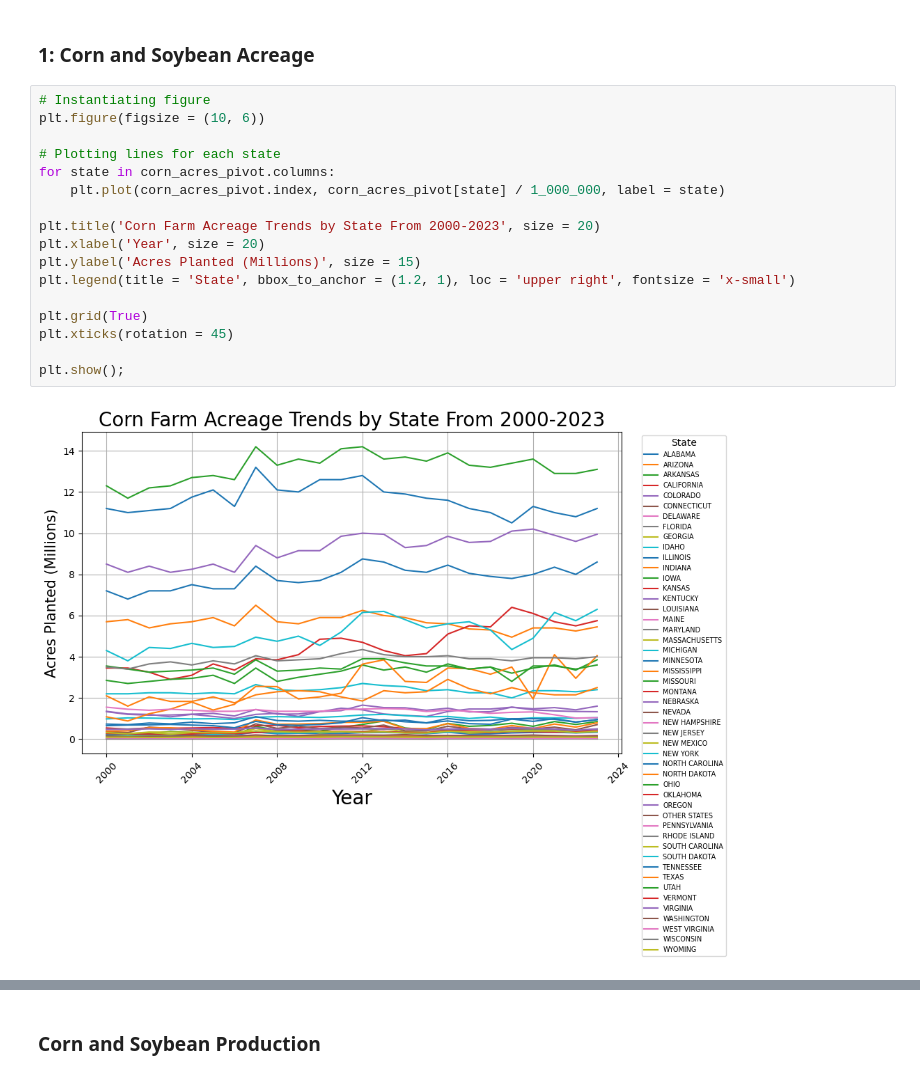
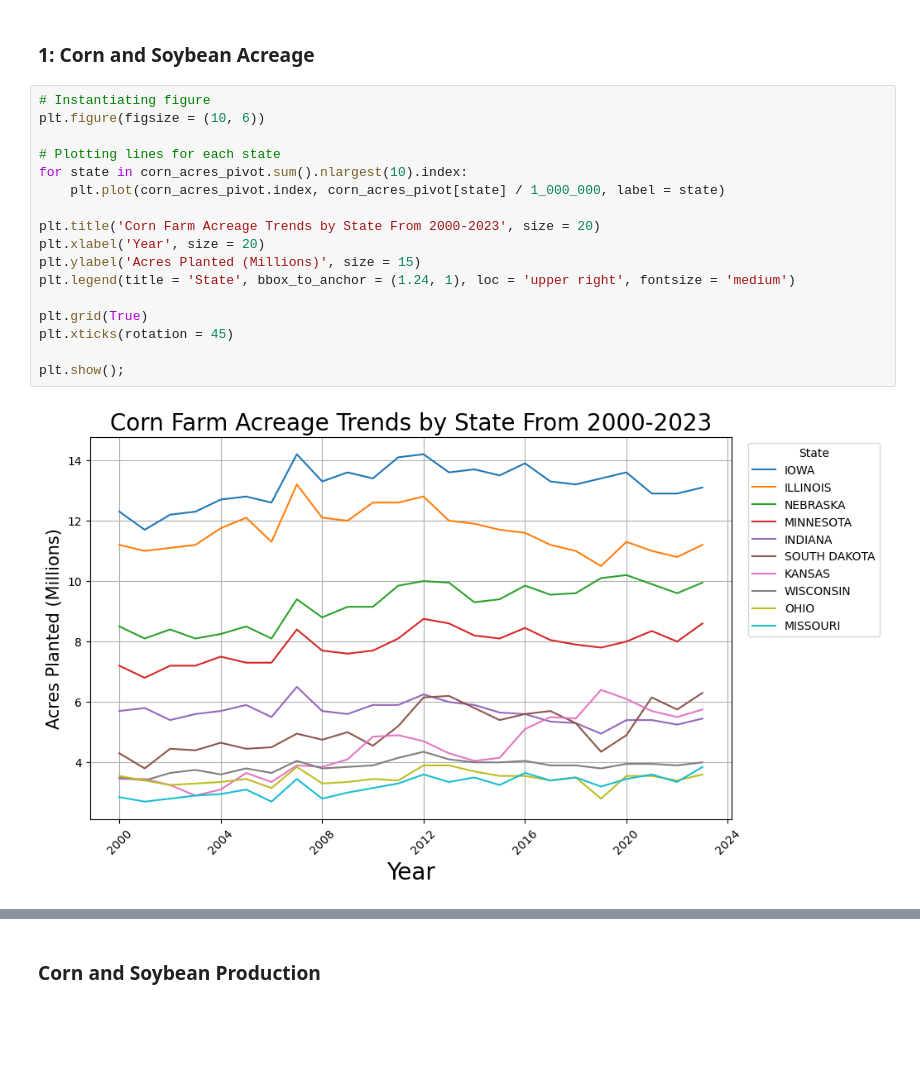
Before and after one commit to CharlesCro/Group-Project-DSB, a Jupyter notebook: code/EDA.ipynb, the cells around one changed output, grey strips where cells are left out. Drawn from its saved outputs; the diff is of its cells as text; blank space fills up the shorter version.

Commit message:
Update EDA.ipynb
More plotting done and graph colors/size adjusted

```diff
--- a/code/EDA.ipynb
+++ b/code/EDA.ipynb
@@ -279,22 +285,22 @@ personal_income_pivot = personal_income_reshaped.pivot(index = 'year', columns =
 # %%
 # Instantiating figure
 plt.figure(figsize = (10, 6))
 
 # Plotting lines for each state
-for state in corn_acres_pivot.columns:
+for state in corn_acres_pivot.sum().nlargest(10).index:
     plt.plot(corn_acres_pivot.index, corn_acres_pivot[state] / 1_000_000, label = state)
 
 plt.title('Corn Farm Acreage Trends by State From 2000-2023', size = 20)
 plt.xlabel('Year', size = 20)
 plt.ylabel('Acres Planted (Millions)', size = 15)
-plt.legend(title = 'State', bbox_to_anchor = (1.2, 1), loc = 'upper right', fontsize = 'x-small')
+plt.legend(title = 'State', bbox_to_anchor = (1.24, 1), loc = 'upper right', fontsize = 'medium')
 
 plt.grid(True)
 plt.xticks(rotation = 45)
 
 plt.show();
 # %% [output]
-[figure, old version]
+[figure, new version]
 # %%
 # Instantiating figure
 plt.figure(figsize = (10, 6))
```
Also changed, not shown: parts of 11 cells of this notebook.
